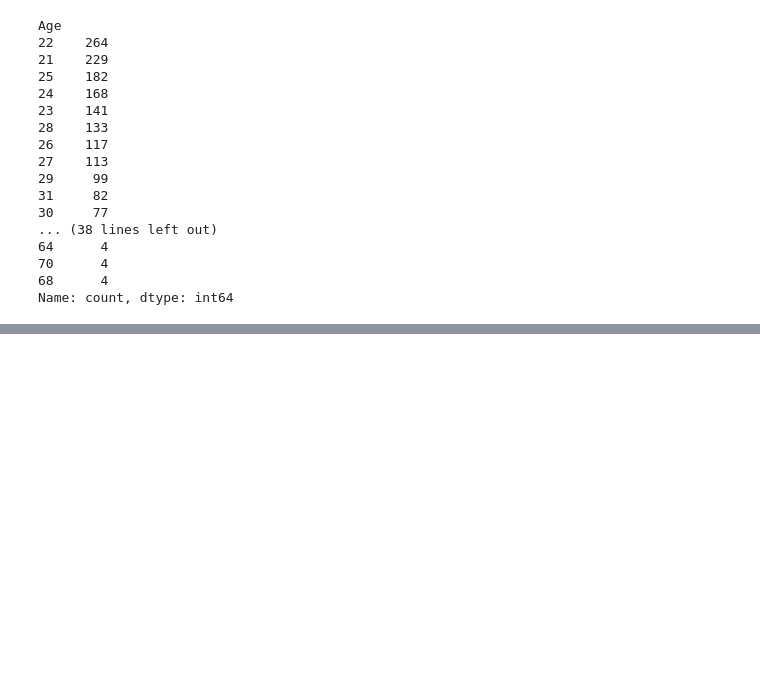
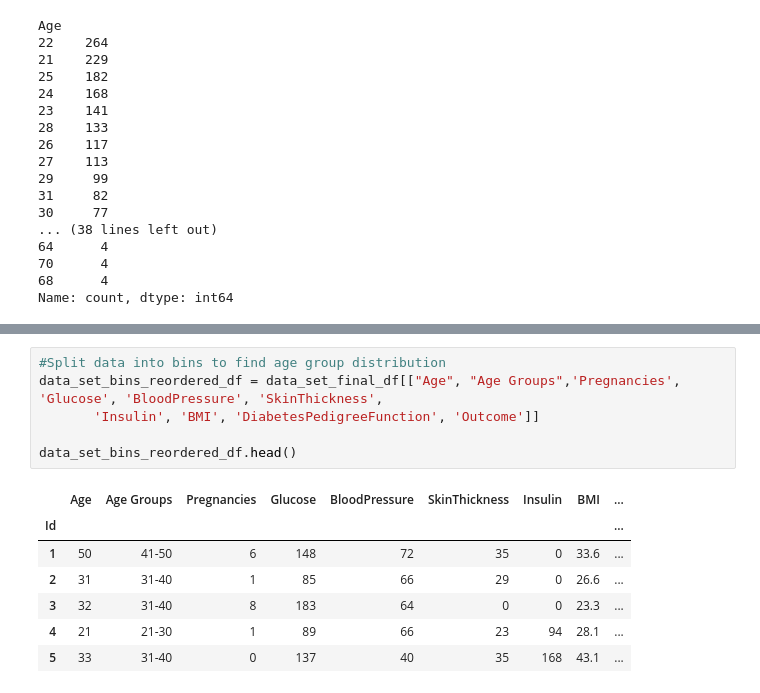
Before and after one commit to jmsavage2008/project-one, a Jupyter notebook: Project 1 Data Cleaning.ipynb, the cells around one changed output, grey strips where cells are left out. Saved outputs shown, nothing was run; the diff lists cells and outputs as text; blank space fills up the shorter version.

```diff
--- a/Project 1 Data Cleaning.ipynb
+++ b/Project 1 Data Cleaning.ipynb
@@ -152,0 +174,14 @@ bin_names = []
+# %%
+#Split data into bins to find age group distribution
+data_set_bins_reordered_df = data_set_final_df[["Age", "Age Groups",'Pregnancies', 'Glucose', 'BloodPressure', 'SkinThickness',
+       'Insulin', 'BMI', 'DiabetesPedigreeFunction', 'Outcome']]
+
+data_set_bins_reordered_df.head()
+# %% [output]
+|  | Age | Age Groups | Pregnancies | Glucose | BloodPressure | SkinThickness | Insulin | BMI | ... |
+| Id |  |  |  |  |  |  |  |  | ... |
+| 1 | 50 | 41-50 | 6 | 148 | 72 | 35 | 0 | 33.6 | ... |
+| 2 | 31 | 31-40 | 1 | 85 | 66 | 29 | 0 | 26.6 | ... |
+| 3 | 32 | 31-40 | 8 | 183 | 64 | 0 | 0 | 23.3 | ... |
+| 4 | 21 | 21-30 | 1 | 89 | 66 | 23 | 94 | 28.1 | ... |
+| 5 | 33 | 31-40 | 0 | 137 | 40 | 35 | 168 | 43.1 | ... |
```
Also changed, not shown: parts of 4 cells of this notebook.
